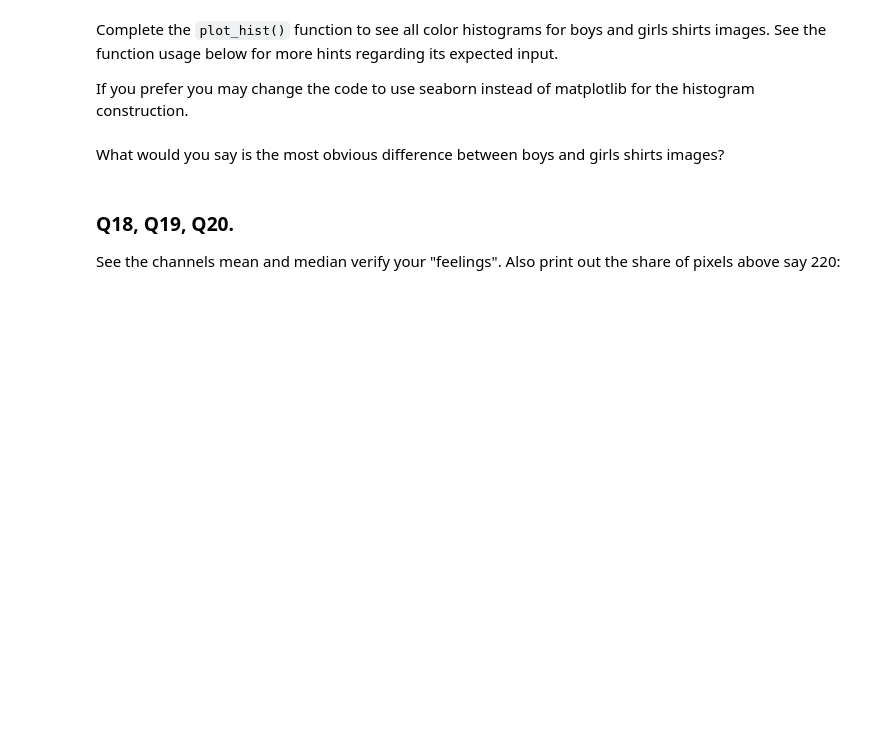
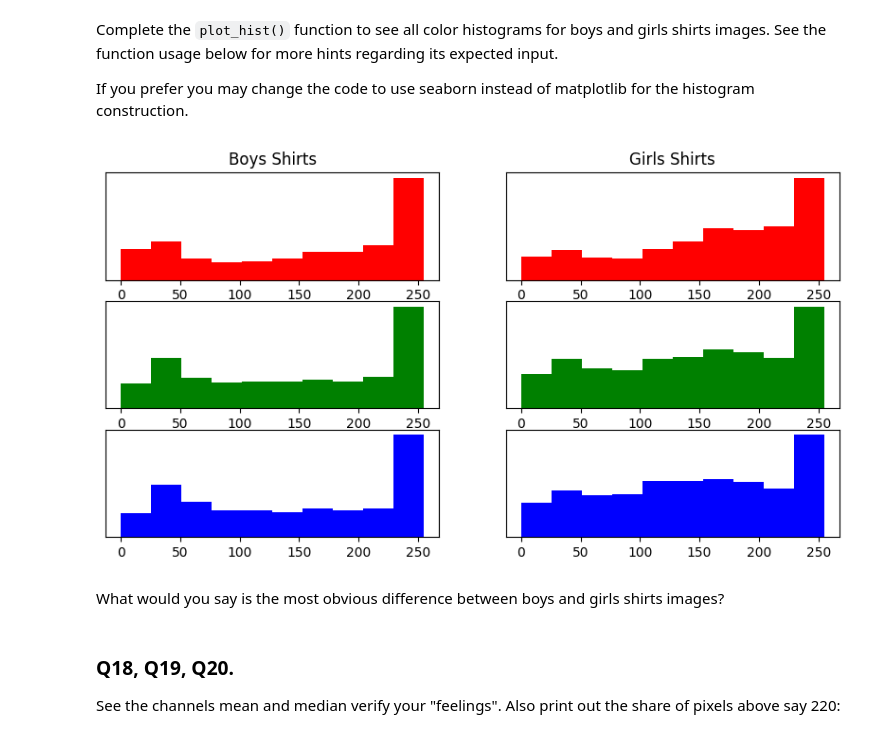
Before and after one commit to MatanTalvi10/Intro-To-DS, a Jupyter notebook: HW3/HW3.ipynb, the cells around one changed output. Cells and saved outputs as stored; diff of their text form; code cells hidden in the pictures; blank space fills up the shorter version.

```diff
--- a/HW3/HW3.ipynb
+++ b/HW3/HW3.ipynb
@@ -775,27 +815,29 @@ Complete the `plot_hist()` function to see all color histograms for boys and gir
 If you prefer you may change the code to use seaborn instead of matplotlib for the histogram construction.
 # %%
 def plot_hist(images, channel, col):
-    vals = ### YOUR CODE HERE ###
-    plt.hist(### YOUR CODE HERE ###)
+    vals = images[:, :, :, channel].flatten()
+    plt.hist(vals,color=col)
     plt.yticks([])
 
 
 plt.figure(figsize =(10, 5))
 plt.subplot(3, 2, 1)
 plot_hist(boys_display_images, 0, 'red')
 plt.title('Boys Shirts')
 plt.subplot(3, 2, 2)
 plot_hist(girls_display_images, 0, 'red')
 plt.title('Girls Shirts')
 plt.subplot(3, 2, 3)
 plot_hist(boys_display_images, 1, 'green')
 plt.subplot(3, 2, 4)
 plot_hist(girls_display_images, 1, 'green')
 plt.subplot(3, 2, 5)
 plot_hist(boys_display_images, 2, 'blue')
 plt.subplot(3, 2, 6)
 plot_hist(girls_display_images, 2, 'blue')
 plt.show()
+# %% [output]
+[figure, added]
 # %% [markdown]
 What would you say is the most obvious difference between boys and girls shirts images?
 # %% [markdown]
```
Also changed, not shown: parts of 21 cells of this notebook, 44 other files.
